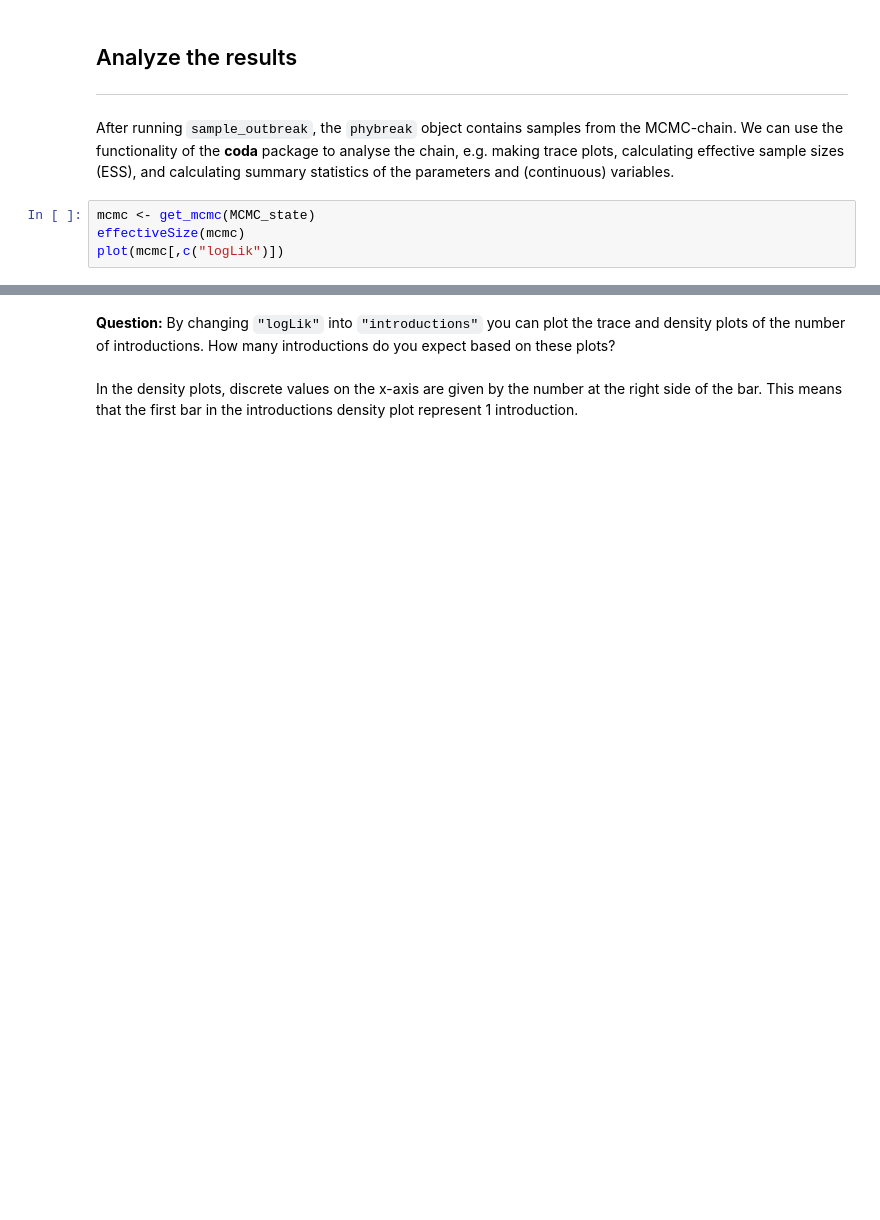
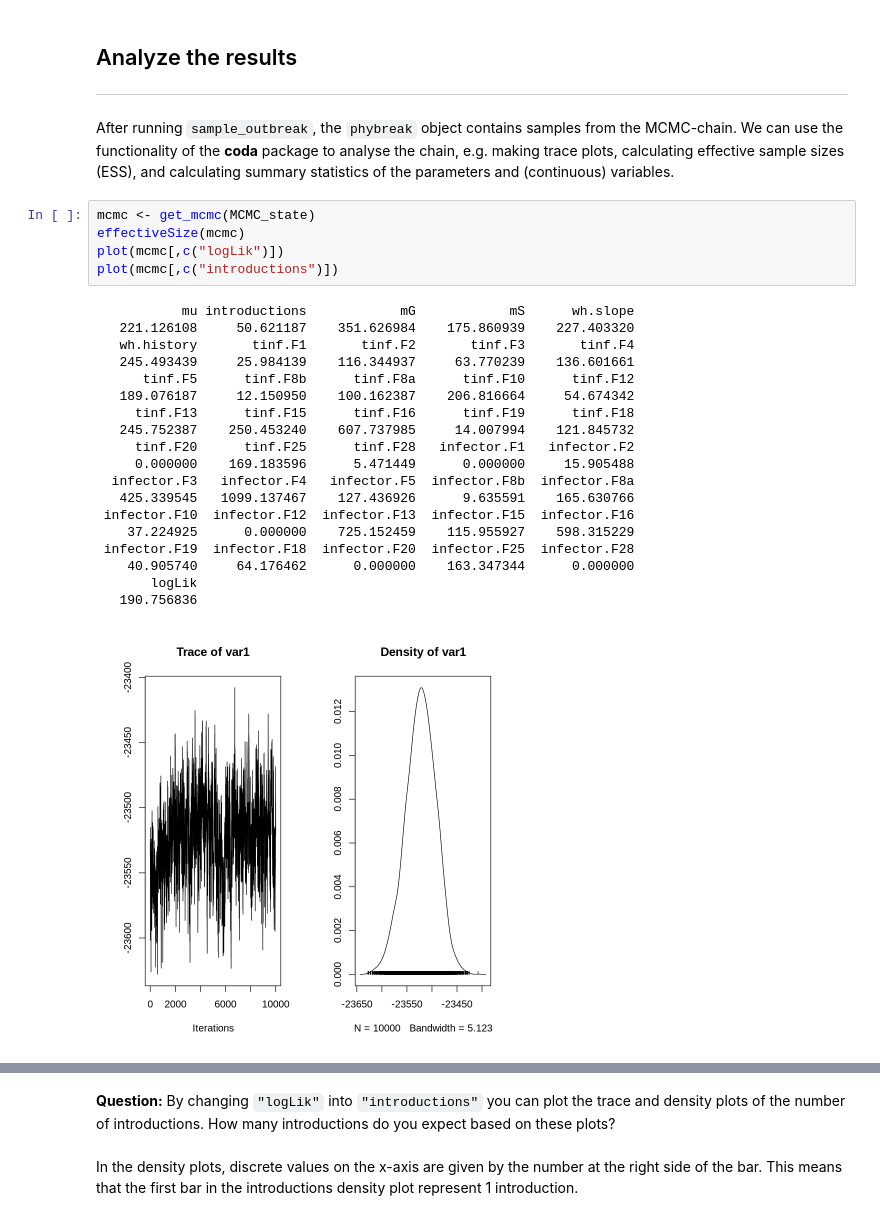
Before and after one commit to SaraWijburg/SaraWijburg, a Jupyter notebook: Copy_of_phybreak_workshop.ipynb, the cells around one changed output, grey strips where cells are left out. Cells and saved outputs as stored; diff of their text form; blank space fills up the shorter version.

```diff
--- a/Copy_of_phybreak_workshop.ipynb
+++ b/Copy_of_phybreak_workshop.ipynb
@@ -245,4 +395,25 @@ After running `sample_outbreak`, the `phybreak` object contains samples from the
 # %%
 mcmc <- get_mcmc(MCMC_state)
 effectiveSize(mcmc)
 plot(mcmc[,c("logLik")])
+plot(mcmc[,c("introductions")])
+# %% [output]
+           mu introductions            mG            mS      wh.slope
+   221.126108     50.621187    351.626984    175.860939    227.403320
+   wh.history       tinf.F1       tinf.F2       tinf.F3       tinf.F4
+   245.493439     25.984139    116.344937     63.770239    136.601661
+      tinf.F5      tinf.F8b      tinf.F8a      tinf.F10      tinf.F12
+   189.076187     12.150950    100.162387    206.816664     54.674342
+     tinf.F13      tinf.F15      tinf.F16      tinf.F19      tinf.F18
+   245.752387    250.453240    607.737985     14.007994    121.845732
+     tinf.F20      tinf.F25      tinf.F28   infector.F1   infector.F2
+     0.000000    169.183596      5.471449      0.000000     15.905488
+  infector.F3   infector.F4   infector.F5  infector.F8b  infector.F8a
+   425.339545   1099.137467    127.436926      9.635591    165.630766
+ infector.F10  infector.F12  infector.F13  infector.F15  infector.F16
+    37.224925      0.000000    725.152459    115.955927    598.315229
+ infector.F19  infector.F18  infector.F20  infector.F25  infector.F28
+    40.905740     64.176462      0.000000    163.347344      0.000000
+       logLik
+   190.756836
+[figure, added]
```
Also changed, not shown: parts of 31 cells of this notebook.
